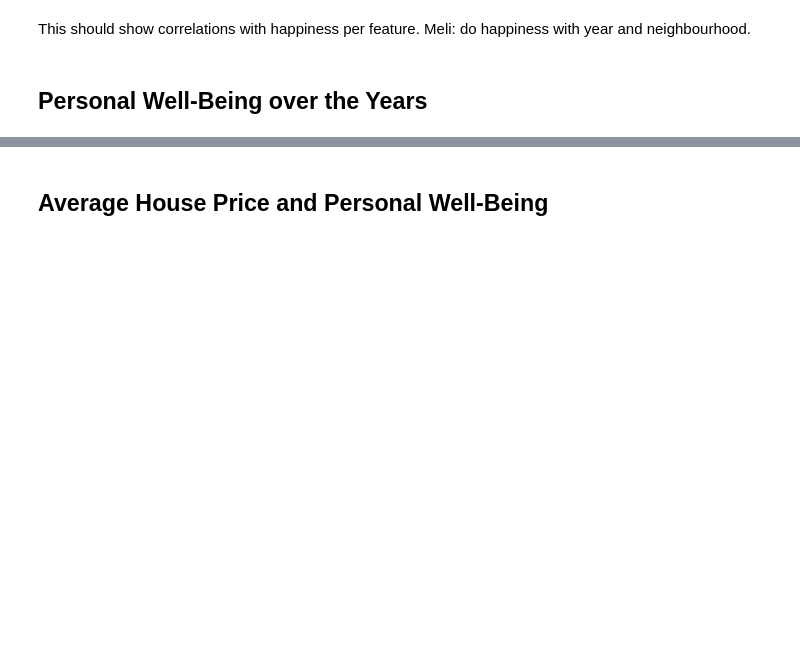
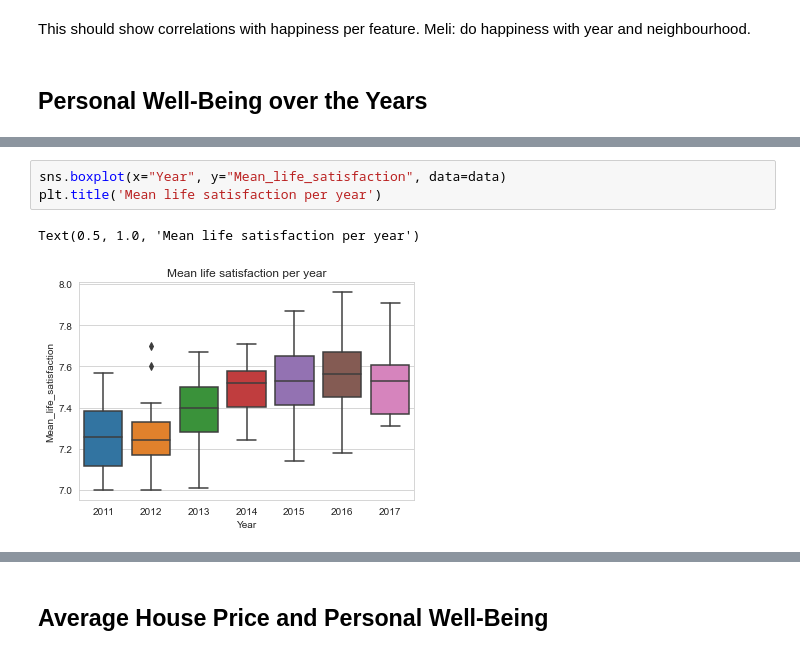
Before and after one commit to MischaRauch/london_house_price_prediction, a Jupyter notebook: Assignment.ipynb, the cells around one changed output, grey strips where cells are left out. Saved outputs shown, nothing was run; the diff lists cells and outputs as text; blank space fills up the shorter version.

```diff
--- a/Assignment.ipynb
+++ b/Assignment.ipynb
@@ -128,0 +96,6 @@ plot_distribution_price_feature('Year',merge5)
+# %%
+sns.boxplot(x="Year", y="Mean_life_satisfaction", data=data)
+plt.title('Mean life satisfaction per year')
+# %% [output]
+Text(0.5, 1.0, 'Mean life satisfaction per year')
+[figure, added]
```
Also changed, not shown: parts of 14 cells of this notebook, 1 other file.
